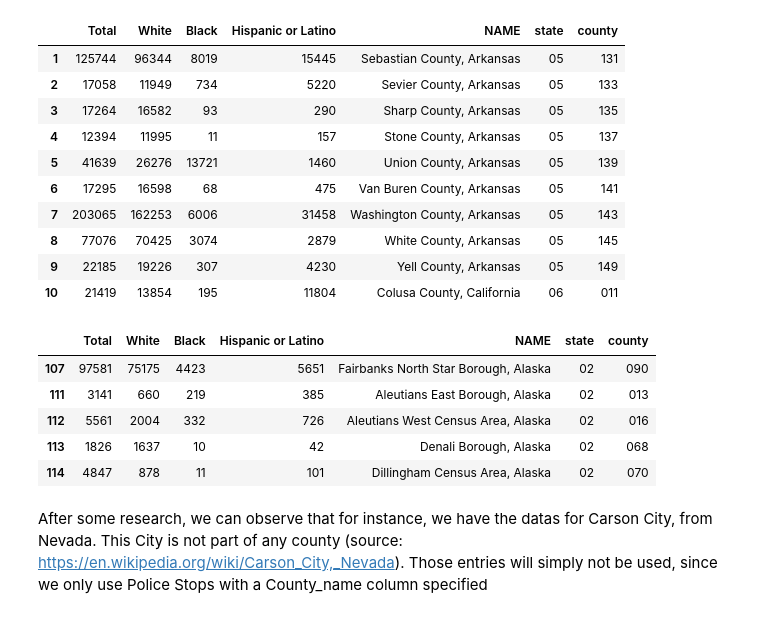
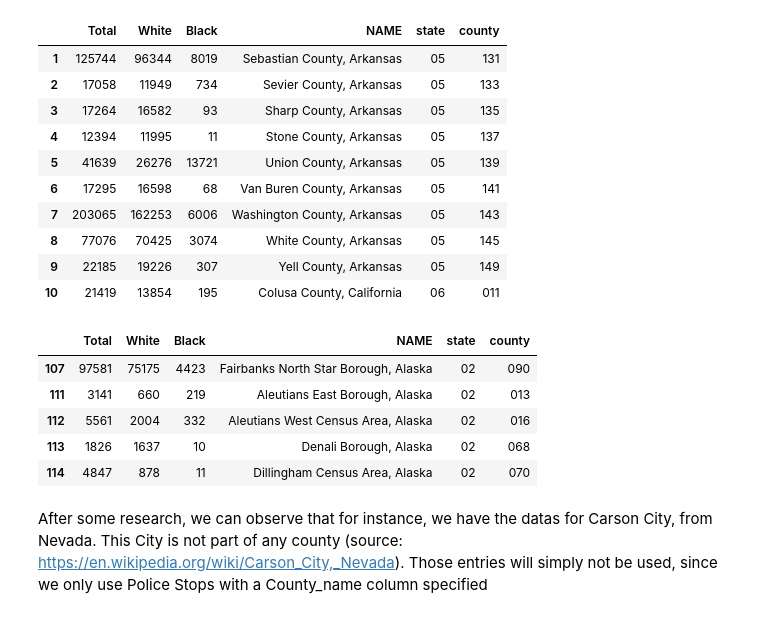
Before and after one commit to epfl-ada/ada-2020-project-milestone-p3-p3_adahn, a Jupyter notebook: Cencus Dataset.ipynb, the cells around one changed output. Saved outputs shown, nothing was run; the diff lists cells and outputs as text; code cells hidden in the pictures.

```diff
--- a/Cencus Dataset.ipynb
+++ b/Cencus Dataset.ipynb
@@ -33,36 +37,35 @@ from scipy import stats
 # %%
-df = pd.read_json("https://api.census.gov/data/2010/dec/sf1?get=P001001,P003002,P003003,P004003,NAME&for=county:*")
+df = pd.read_json("https://api.census.gov/data/2010/dec/sf1?get=P001001,P003002,P003003,NAME&for=county:*")
 
 
 new_header = df.iloc[0] #grab the first row for the header
 df = df[1:] #take the data less the header row
 new_header[0] = 'Total'
 new_header[1] = 'White'
 new_header[2] = 'Black'
-new_header[3] = 'Hispanic or Latino'
 df.columns = new_header #set the header row as the df header
 df.head(10)
 # %% [output]
-|  | Total | White | Black | Hispanic or Latino | NAME | state | county |
-| 1 | 125744 | 96344 | 8019 | 15445 | Sebastian County, Arkansas | 05 | 131 |
-| 2 | 17058 | 11949 | 734 | 5220 | Sevier County, Arkansas | 05 | 133 |
-| 3 | 17264 | 16582 | 93 | 290 | Sharp County, Arkansas | 05 | 135 |
-| 4 | 12394 | 11995 | 11 | 157 | Stone County, Arkansas | 05 | 137 |
-| 5 | 41639 | 26276 | 13721 | 1460 | Union County, Arkansas | 05 | 139 |
-| 6 | 17295 | 16598 | 68 | 475 | Van Buren County, Arkansas | 05 | 141 |
-| 7 | 203065 | 162253 | 6006 | 31458 | Washington County, Arkansas | 05 | 143 |
-| 8 | 77076 | 70425 | 3074 | 2879 | White County, Arkansas | 05 | 145 |
-| 9 | 22185 | 19226 | 307 | 4230 | Yell County, Arkansas | 05 | 149 |
-| 10 | 21419 | 13854 | 195 | 11804 | Colusa County, California | 06 | 011 |
+|  | Total | White | Black | NAME | state | county |
+| 1 | 125744 | 96344 | 8019 | Sebastian County, Arkansas | 05 | 131 |
+| 2 | 17058 | 11949 | 734 | Sevier County, Arkansas | 05 | 133 |
+| 3 | 17264 | 16582 | 93 | Sharp County, Arkansas | 05 | 135 |
+| 4 | 12394 | 11995 | 11 | Stone County, Arkansas | 05 | 137 |
+| 5 | 41639 | 26276 | 13721 | Union County, Arkansas | 05 | 139 |
+| 6 | 17295 | 16598 | 68 | Van Buren County, Arkansas | 05 | 141 |
+| 7 | 203065 | 162253 | 6006 | Washington County, Arkansas | 05 | 143 |
+| 8 | 77076 | 70425 | 3074 | White County, Arkansas | 05 | 145 |
+| 9 | 22185 | 19226 | 307 | Yell County, Arkansas | 05 | 149 |
+| 10 | 21419 | 13854 | 195 | Colusa County, California | 06 | 011 |
 # %%
 df[False == df['NAME'].str.contains("County")].head(5)
 # %% [output]
-|  | Total | White | Black | Hispanic or Latino | NAME | state | county |
-| 107 | 97581 | 75175 | 4423 | 5651 | Fairbanks North Star Borough, Alaska | 02 | 090 |
-| 111 | 3141 | 660 | 219 | 385 | Aleutians East Borough, Alaska | 02 | 013 |
-| 112 | 5561 | 2004 | 332 | 726 | Aleutians West Census Area, Alaska | 02 | 016 |
-| 113 | 1826 | 1637 | 10 | 42 | Denali Borough, Alaska | 02 | 068 |
-| 114 | 4847 | 878 | 11 | 101 | Dillingham Census Area, Alaska | 02 | 070 |
+|  | Total | White | Black | NAME | state | county |
+| 107 | 97581 | 75175 | 4423 | Fairbanks North Star Borough, Alaska | 02 | 090 |
+| 111 | 3141 | 660 | 219 | Aleutians East Borough, Alaska | 02 | 013 |
+| 112 | 5561 | 2004 | 332 | Aleutians West Census Area, Alaska | 02 | 016 |
+| 113 | 1826 | 1637 | 10 | Denali Borough, Alaska | 02 | 068 |
+| 114 | 4847 | 878 | 11 | Dillingham Census Area, Alaska | 02 | 070 |
 # %% [markdown]
 After some research, we can observe that for instance, we have the datas for Carson City, from Nevada.
 This City is not part of any county (source: https://en.wikipedia.org/wiki/Carson_City,_Nevada).
```
Also changed, not shown: parts of 15 cells of this notebook.
